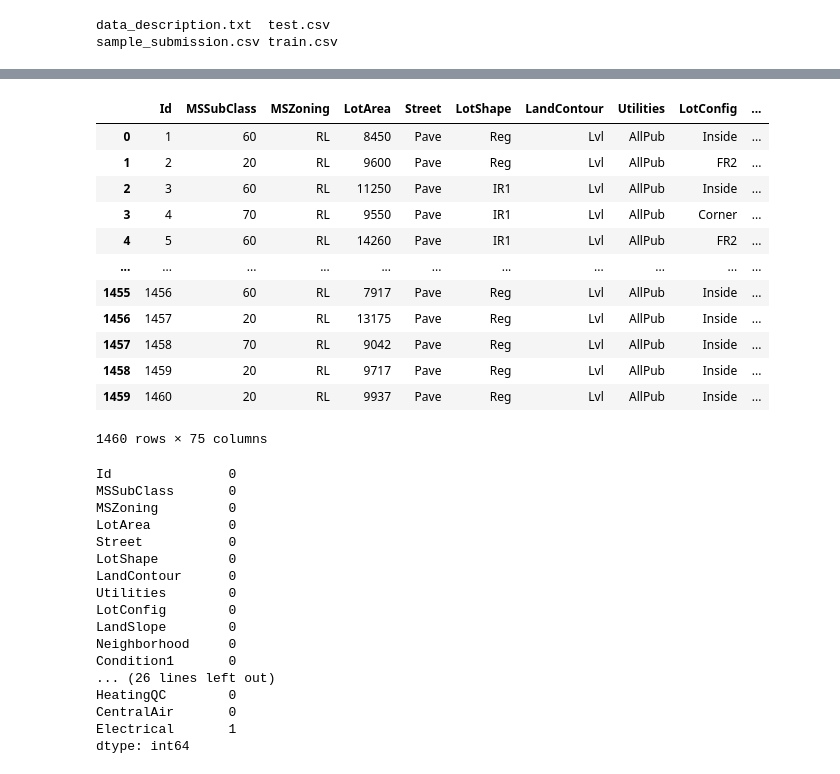
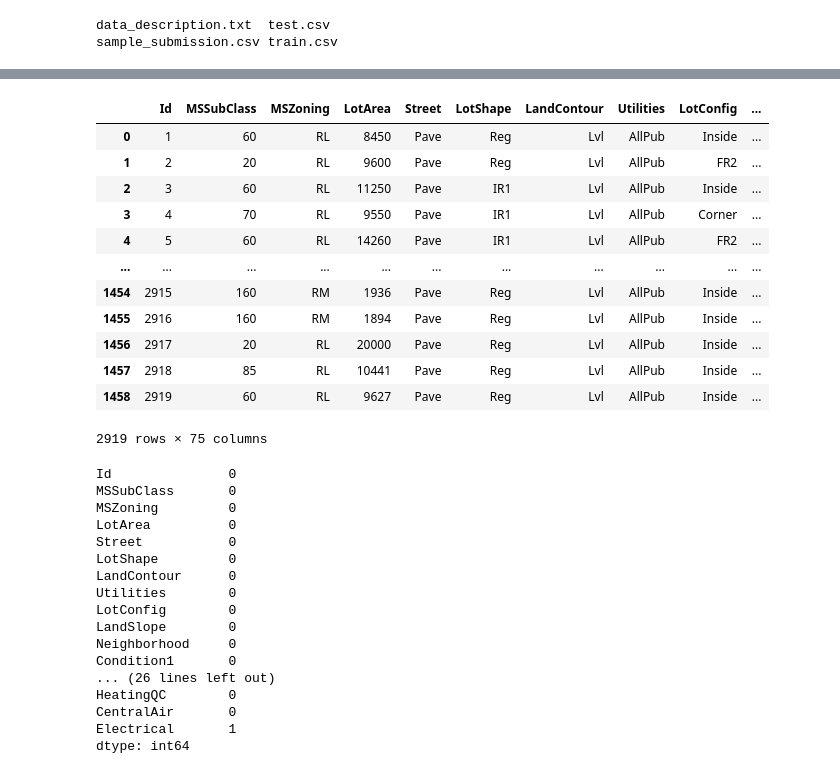
Before and after one commit to AlfredoZermini/house_market_prices, a Jupyter notebook: Untitled.ipynb, the cells around one changed output, grey strips where cells are left out. Cells and saved outputs as stored; diff of their text form; code cells hidden in the pictures.

```diff
--- a/Untitled.ipynb
+++ b/Untitled.ipynb
@@ -84,23 +102,23 @@ SalePrice           0
 dtype: int64
 # %%
 # drop columns containing a large number of nans
-df_train_dropcol = df_train.drop(['Alley', 'LotFrontage', 'FireplaceQu','PoolQC','Fence','MiscFeature'], axis = 1)
+df_dropcol = df.drop(['Alley', 'LotFrontage', 'FireplaceQu','PoolQC','Fence','MiscFeature'], axis = 1)
-# %%
-df_train_dropcol
-# %% [output]
-|  | Id | MSSubClass | MSZoning | LotArea | Street | LotShape | LandContour | Utilities | LotConfig | ... |
-| 0 | 1 | 60 | RL | 8450 | Pave | Reg | Lvl | AllPub | Inside | ... |
-| 1 | 2 | 20 | RL | 9600 | Pave | Reg | Lvl | AllPub | FR2 | ... |
-| 2 | 3 | 60 | RL | 11250 | Pave | IR1 | Lvl | AllPub | Inside | ... |
-| 3 | 4 | 70 | RL | 9550 | Pave | IR1 | Lvl | AllPub | Corner | ... |
-| 4 | 5 | 60 | RL | 14260 | Pave | IR1 | Lvl | AllPub | FR2 | ... |
-| ... | ... | ... | ... | ... | ... | ... | ... | ... | ... | ... |
-| 1455 | 1456 | 60 | RL | 7917 | Pave | Reg | Lvl | AllPub | Inside | ... |
-| 1456 | 1457 | 20 | RL | 13175 | Pave | Reg | Lvl | AllPub | Inside | ... |
-| 1457 | 1458 | 70 | RL | 9042 | Pave | Reg | Lvl | AllPub | Inside | ... |
-| 1458 | 1459 | 20 | RL | 9717 | Pave | Reg | Lvl | AllPub | Inside | ... |
-| 1459 | 1460 | 20 | RL | 9937 | Pave | Reg | Lvl | AllPub | Inside | ... |
-1460 rows × 75 columns
+# %%
+df_dropcol
+# %% [output]
+|  | Id | MSSubClass | MSZoning | LotArea | Street | LotShape | LandContour | Utilities | LotConfig | ... |
+| 0 | 1 | 60 | RL | 8450 | Pave | Reg | Lvl | AllPub | Inside | ... |
+| 1 | 2 | 20 | RL | 9600 | Pave | Reg | Lvl | AllPub | FR2 | ... |
+| 2 | 3 | 60 | RL | 11250 | Pave | IR1 | Lvl | AllPub | Inside | ... |
+| 3 | 4 | 70 | RL | 9550 | Pave | IR1 | Lvl | AllPub | Corner | ... |
+| 4 | 5 | 60 | RL | 14260 | Pave | IR1 | Lvl | AllPub | FR2 | ... |
+| ... | ... | ... | ... | ... | ... | ... | ... | ... | ... | ... |
+| 1454 | 2915 | 160 | RM | 1936 | Pave | Reg | Lvl | AllPub | Inside | ... |
+| 1455 | 2916 | 160 | RM | 1894 | Pave | Reg | Lvl | AllPub | Inside | ... |
+| 1456 | 2917 | 20 | RL | 20000 | Pave | Reg | Lvl | AllPub | Inside | ... |
+| 1457 | 2918 | 85 | RL | 10441 | Pave | Reg | Lvl | AllPub | Inside | ... |
+| 1458 | 2919 | 60 | RL | 9627 | Pave | Reg | Lvl | AllPub | Inside | ... |
+2919 rows × 75 columns
 # %%
 nan_sum = df_train_dropcol.isna().sum()
 nan_sum[0:41]
```
Also changed, not shown: parts of 27 cells of this notebook, 1 other file.
